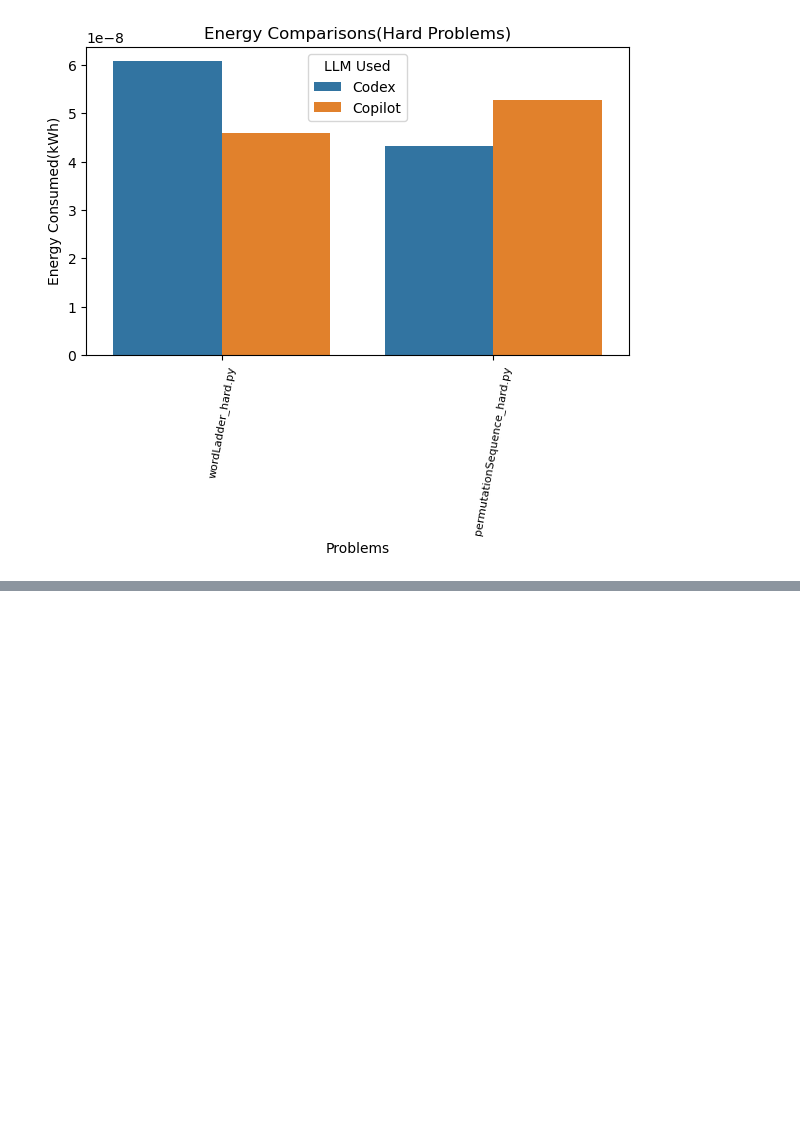
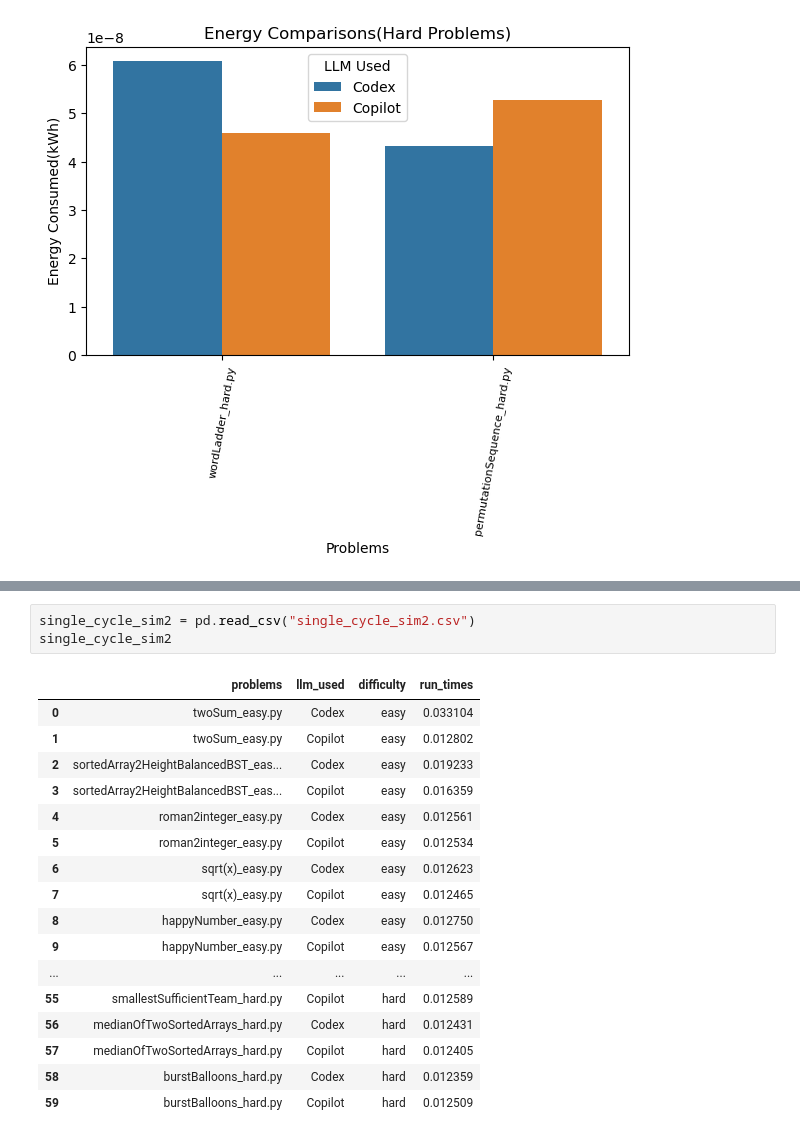
Before and after one commit to UTDRON/cse709, a Jupyter notebook: codex.ipynb, the cells around one changed output, grey strips where cells are left out. Saved outputs shown, nothing was run; the diff lists cells and outputs as text; blank space fills up the shorter version.

Commit message:
10 hard questions and simulated data

```diff
--- a/codex.ipynb
+++ b/codex.ipynb
@@ -66,0 +82,21 @@ plt.show()
+# %%
+single_cycle_sim2 = pd.read_csv("single_cycle_sim2.csv")
+single_cycle_sim2
+# %% [output]
+|  | problems | llm_used | difficulty | run_times |
+| 0 | twoSum_easy.py | Codex | easy | 0.033104 |
+| 1 | twoSum_easy.py | Copilot | easy | 0.012802 |
+| 2 | sortedArray2HeightBalancedBST_eas... | Codex | easy | 0.019233 |
+| 3 | sortedArray2HeightBalancedBST_eas... | Copilot | easy | 0.016359 |
+| 4 | roman2integer_easy.py | Codex | easy | 0.012561 |
+| 5 | roman2integer_easy.py | Copilot | easy | 0.012534 |
+| 6 | sqrt(x)_easy.py | Codex | easy | 0.012623 |
+| 7 | sqrt(x)_easy.py | Copilot | easy | 0.012465 |
+| 8 | happyNumber_easy.py | Codex | easy | 0.012750 |
+| 9 | happyNumber_easy.py | Copilot | easy | 0.012567 |
+| ... | ... | ... | ... | ... |
+| 55 | smallestSufficientTeam_hard.py | Copilot | hard | 0.012589 |
+| 56 | medianOfTwoSortedArrays_hard.py | Codex | hard | 0.012431 |
+| 57 | medianOfTwoSortedArrays_hard.py | Copilot | hard | 0.012405 |
+| 58 | burstBalloons_hard.py | Codex | hard | 0.012359 |
+| 59 | burstBalloons_hard.py | Copilot | hard | 0.012509 |
```
Also changed, not shown: parts of 2 cells of this notebook, 29 other files.
